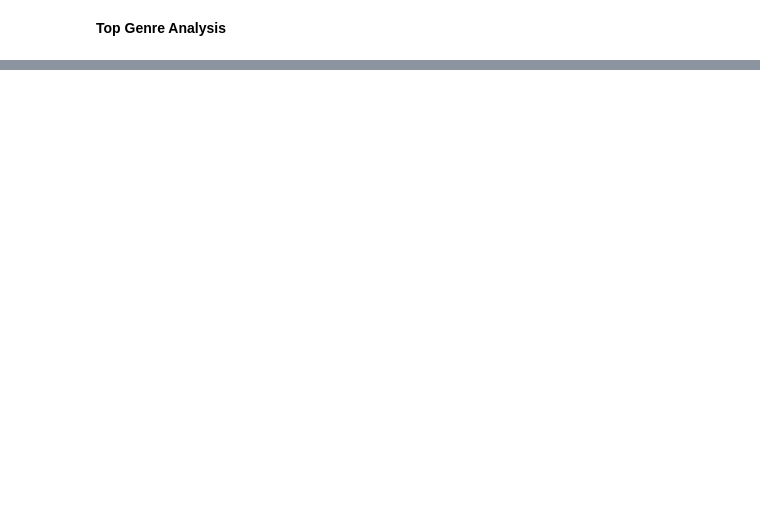
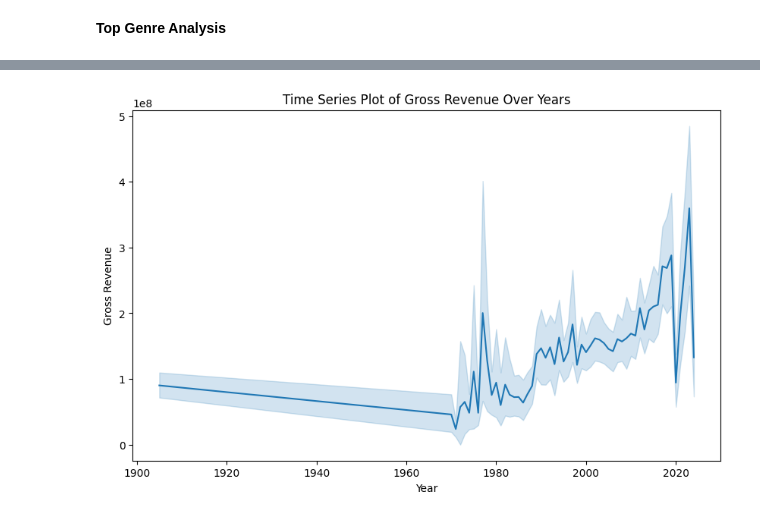
Before and after one commit to AndrewPiasecki/PythonFinalProject, a Jupyter notebook: Final_Project.ipynb, the cells around one changed output, grey strips where cells are left out. Drawn from its saved outputs; the diff is of its cells as text; code cells hidden in the pictures; blank space fills up the shorter version.

```diff
--- a/Final_Project.ipynb
+++ b/Final_Project.ipynb
@@ -264,0 +357,9 @@ fig.show()
+# %%
+plt.figure(figsize=(10, 6))
+sns.lineplot(x='year', y='gross', data=df)
+plt.title('Time Series Plot of Gross Revenue Over Years')
+plt.xlabel('Year')
+plt.ylabel('Gross Revenue')
+plt.show()
+# %% [output]
+[figure, added]
```
Also changed, not shown: parts of 15 cells of this notebook.
